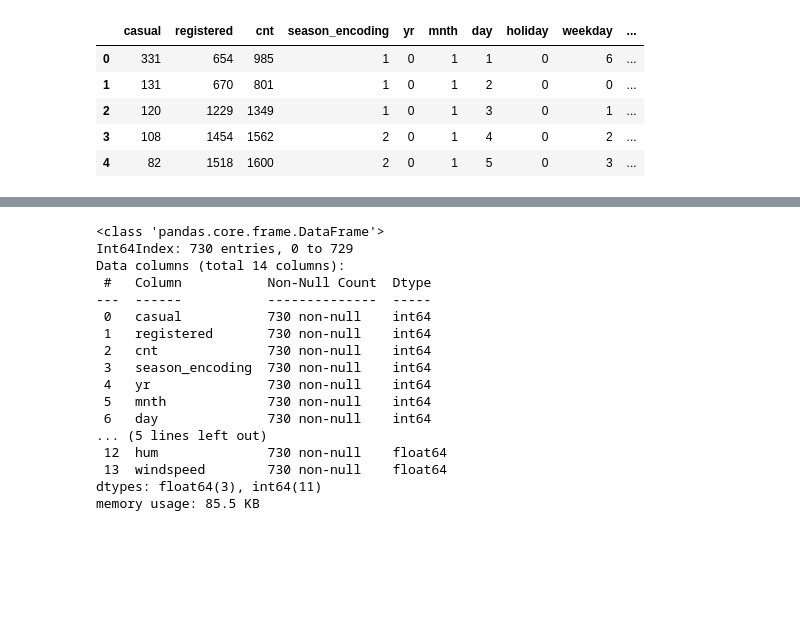
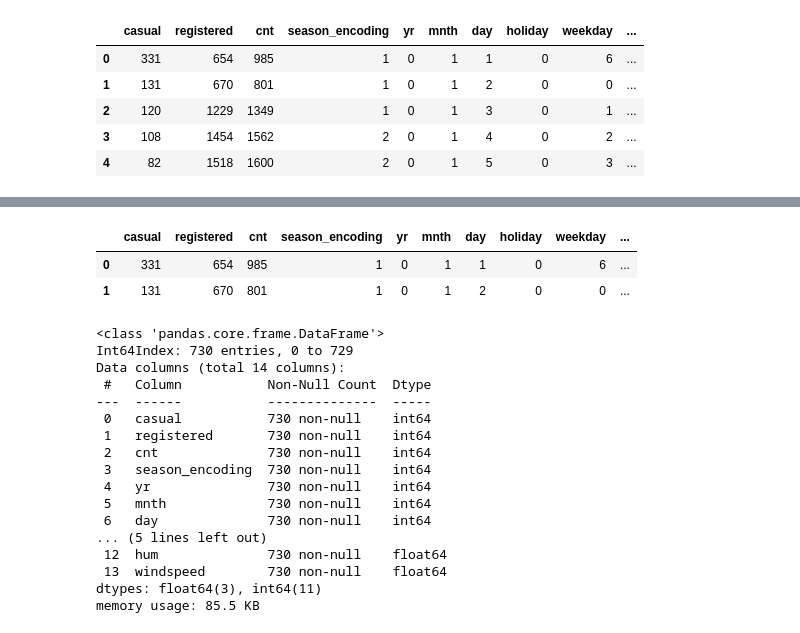
Before and after one commit to Adalab/project-da-promo-A-module-3-team-1, a Jupyter notebook: Regresion_Lineal_multiple_parte_4.ipynb, the cells around one changed output, grey strips where cells are left out. Cells and saved outputs as stored; diff of their text form; code cells hidden in the pictures; blank space fills up the shorter version.

```diff
--- a/Regresion_Lineal_multiple_parte_4.ipynb
+++ b/Regresion_Lineal_multiple_parte_4.ipynb
@@ -107,3 +87,9 @@ df.sample(50)
+# %%
+df.head(2)
+# %% [output]
+|  | casual | registered | cnt | season_encoding | yr | mnth | day | holiday | weekday | ... |
+| 0 | 331 | 654 | 985 | 1 | 0 | 1 | 1 | 0 | 6 | ... |
+| 1 | 131 | 670 | 801 | 1 | 0 | 1 | 2 | 0 | 0 | ... |
 # %%
 df.info() #Correcto tenemos que volver a cambiar el tipo de cada columna
 # %% [output]
```
Also changed, not shown: parts of 23 cells of this notebook.
